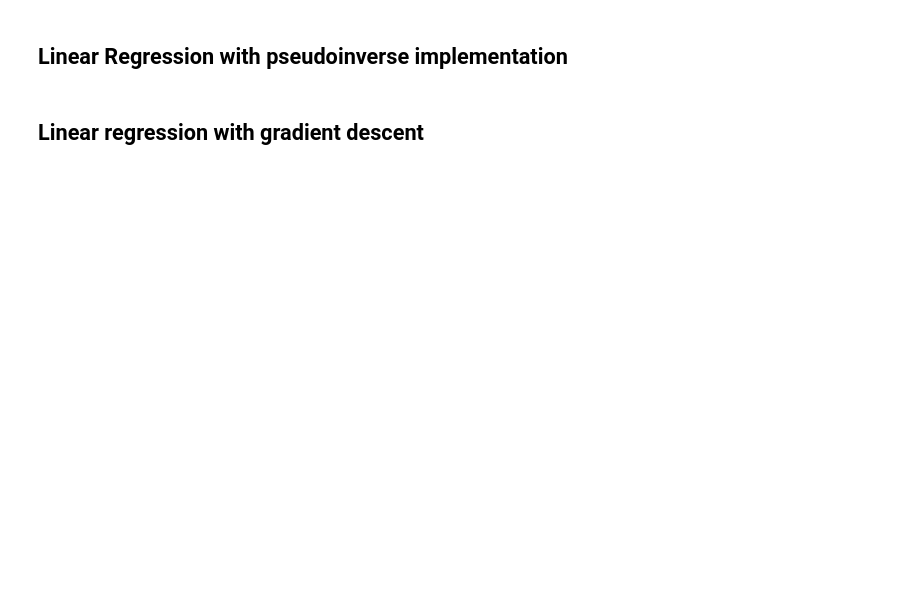
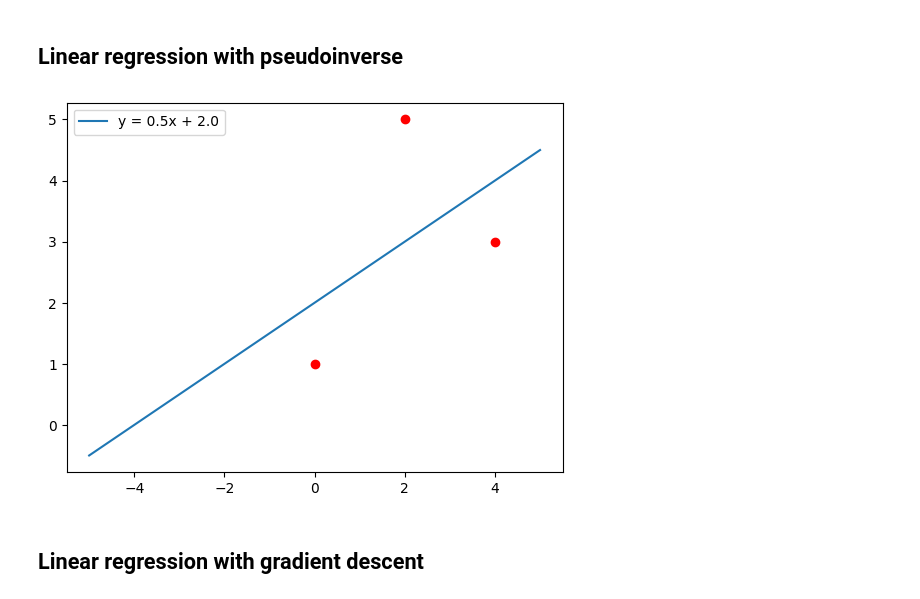
Before and after one commit to daredevil9215/MLFS, a Jupyter notebook: LinearRegression.ipynb, the cells around one changed output. Saved outputs shown, nothing was run; the diff lists cells and outputs as text; code cells hidden in the pictures; blank space fills up the shorter version.

```diff
--- a/LinearRegression.ipynb
+++ b/LinearRegression.ipynb
@@ -123,2 +188,2 @@ import matplotlib.pyplot as plt
 # %% [markdown]
-## Linear Regression with pseudoinverse implementation
+## Linear regression with pseudoinverse
@@ -186,2 +190,16 @@ class LinearRegressionPinv:
+# %%
+X = np.array([[0], [2], [4]])
+y = np.array([1, 5, 3])
+
+model = LinearRegression(solver='pinv')
+model.fit(X, y)
+
+x = np.linspace(-5, 5).reshape(-1, 1)
+plt.scatter(X, y, color="red")
+plt.plot(x, model.predict(x), label=f'y = {np.round(model.weights[0], 2)}x + {model.bias}')
+plt.legend()
+plt.show()
+# %% [output]
+[figure, added]
 # %% [markdown]
 ## Linear regression with gradient descent
```
Also changed, not shown: parts of 21 cells of this notebook.
